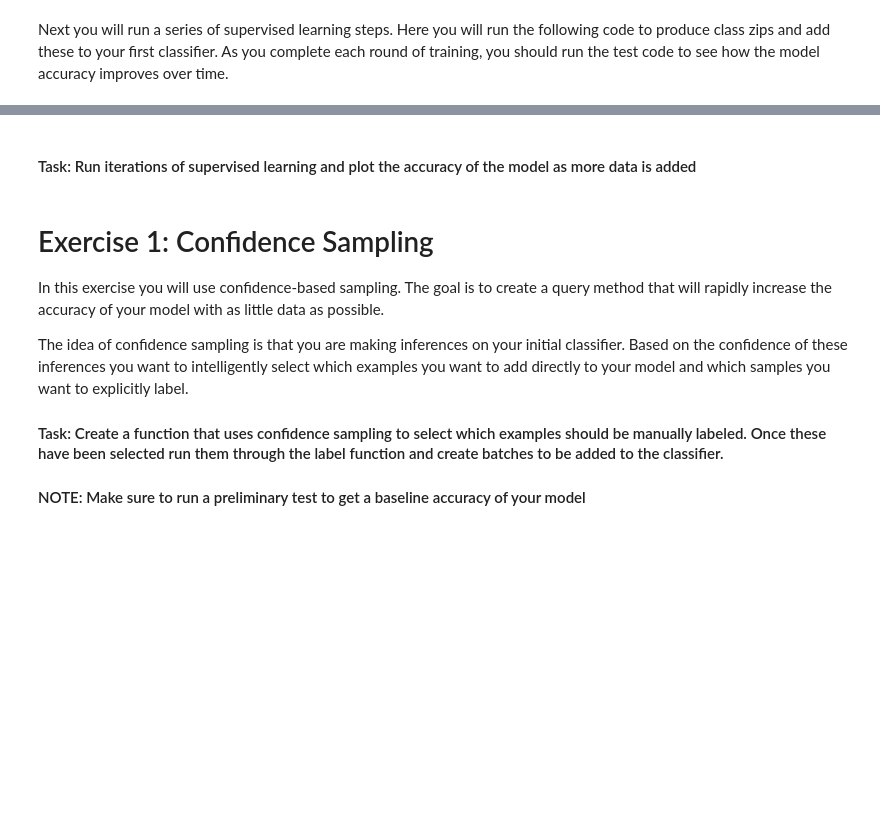
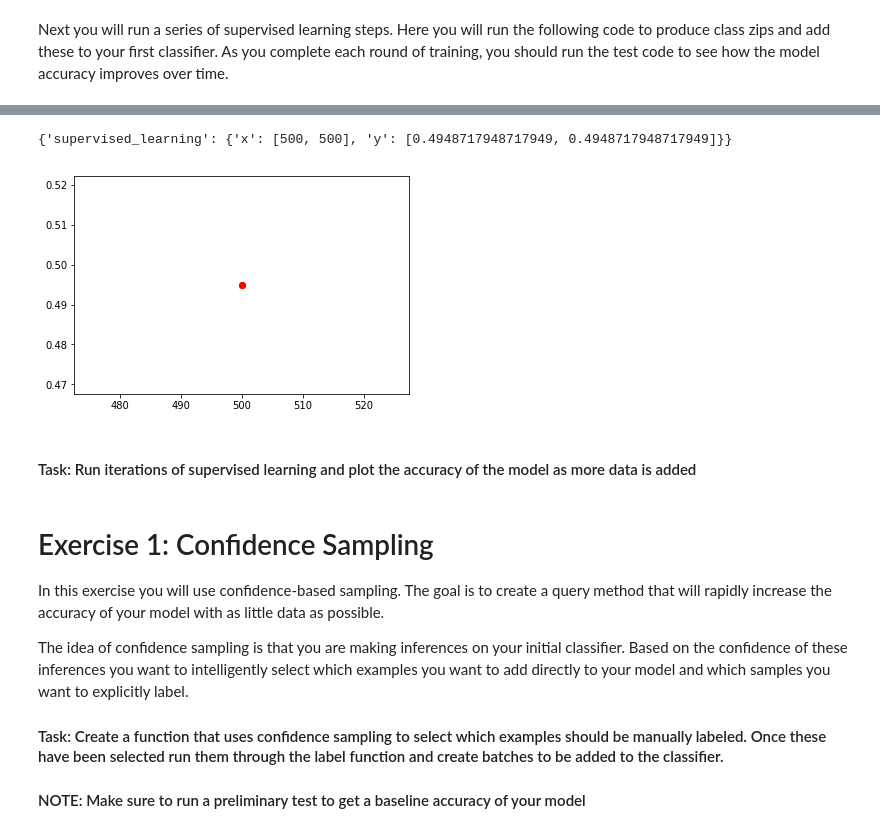
Before and after one commit to kvajapeyCF/AI_NEXTCon, a Jupyter notebook: Active_Learning_Class.ipynb, the cells around one changed output, grey strips where cells are left out. Drawn from its saved outputs; the diff is of its cells as text; code cells hidden in the pictures; blank space fills up the shorter version.

```diff
--- a/Active_Learning_Class.ipynb
+++ b/Active_Learning_Class.ipynb
@@ -380,3 +365,10 @@ Accuracy: 0.64
+# %%
+print(CLASSIFIER_STATS)
+plt.plot(CLASSIFIER_STATS['supervised_learning']['x'], CLASSIFIER_STATS['supervised_learning']['y'],'ro')
+plt.show()
+# %% [output]
+{'supervised_learning': {'x': [500, 500], 'y': [0.4948717948717949, 0.4948717948717949]}}
+[figure, added]
 # %% [markdown]
 #### Task: Run iterations of supervised learning and plot the accuracy of the model as more data is added
 # %%
```
Also changed, not shown: parts of 24 cells of this notebook.
